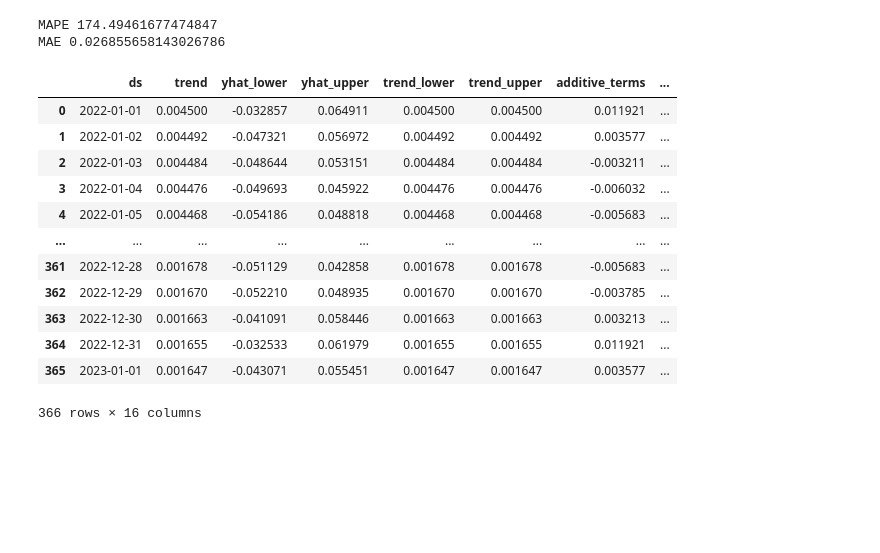
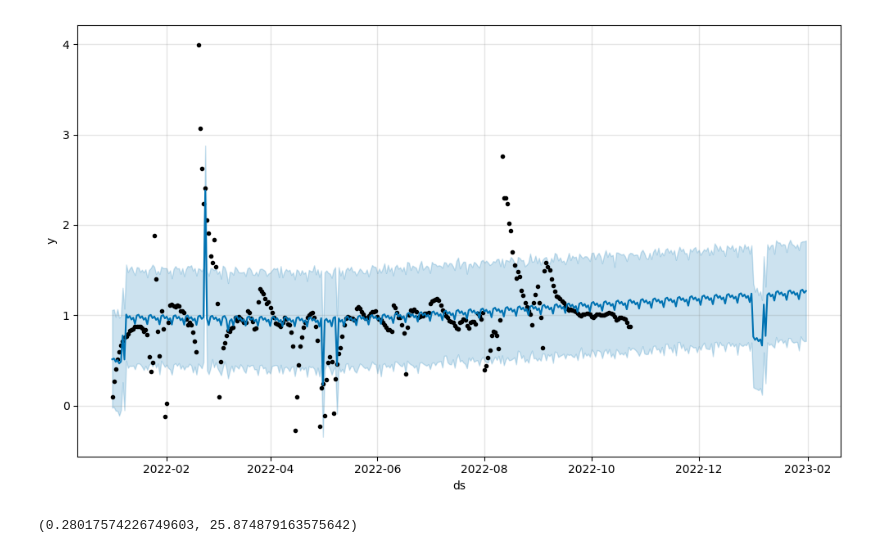
Before and after one commit to Merzlikin-Matvey/hackathon, a Jupyter notebook: bad_model.ipynb, the cells around one changed output. Saved outputs shown, nothing was run; the diff lists cells and outputs as text; code cells hidden in the pictures; blank space fills up the shorter version.

```diff
--- a/bad_model.ipynb
+++ b/bad_model.ipynb
@@ -36,0 +62,5 @@ model.fit(df)
+# %%
+# Создадим модель
+model = prophet.Prophet()# Включение недельной сезонности
+model.add_country_holidays(country_name='RU')
+model.fit(train_df)
@@ -37,3 +71,4 @@ model.fit(df)
 # %%
-future = model.make_future_dataframe(periods=10)
+# Предскажем значения
+future = model.make_future_dataframe(periods=predictions)
 forecast = model.predict(future)
@@ -72,3 +74,0 @@ df
-# %%
-cmp_df = forecast.set_index('ds')[['yhat', 'yhat_lower', 'yhat_upper']].join(df.set_index('ds'))
-cmp_df
@@ -110,25 +75,16 @@ cmp_df
-# %%
-print('MAPE', np.mean(abs(cmp_df['p'])))
-print('MAE', np.mean(abs(cmp_df['e'])))
-# %% [output]
-MAPE 174.49461677474847
-MAE 0.026855658143026786
-# %%
-# Попробуем сделать прогноз на определленую дату
-future = model.make_future_dataframe(periods=1)
-forecast = model.predict(future)
-forecast
-# %% [output]
-|  | ds | trend | yhat_lower | yhat_upper | trend_lower | trend_upper | additive_terms | ... |
-| 0 | 2022-01-01 | 0.004500 | -0.032857 | 0.064911 | 0.004500 | 0.004500 | 0.011921 | ... |
-| 1 | 2022-01-02 | 0.004492 | -0.047321 | 0.056972 | 0.004492 | 0.004492 | 0.003577 | ... |
-| 2 | 2022-01-03 | 0.004484 | -0.048644 | 0.053151 | 0.004484 | 0.004484 | -0.003211 | ... |
-| 3 | 2022-01-04 | 0.004476 | -0.049693 | 0.045922 | 0.004476 | 0.004476 | -0.006032 | ... |
-| 4 | 2022-01-05 | 0.004468 | -0.054186 | 0.048818 | 0.004468 | 0.004468 | -0.005683 | ... |
-| ... | ... | ... | ... | ... | ... | ... | ... | ... |
-| 361 | 2022-12-28 | 0.001678 | -0.051129 | 0.042858 | 0.001678 | 0.001678 | -0.005683 | ... |
-| 362 | 2022-12-29 | 0.001670 | -0.052210 | 0.048935 | 0.001670 | 0.001670 | -0.003785 | ... |
-| 363 | 2022-12-30 | 0.001663 | -0.041091 | 0.058446 | 0.001663 | 0.001663 | 0.003213 | ... |
-| 364 | 2022-12-31 | 0.001655 | -0.032533 | 0.061979 | 0.001655 | 0.001655 | 0.011921 | ... |
-| 365 | 2023-01-01 | 0.001647 | -0.043071 | 0.055451 | 0.001647 | 0.001647 | 0.003577 | ... |
-366 rows × 16 columns
+# %%
+# Посмотрим на графике
+fig1 = model.plot(forecast)
+# %% [output]
+[figure, added]
+# %%
+# Найдем MAE и MAPE
+
+def mean_absolute_percentage_error(y_true, y_pred):
+    return np.mean(np.abs((y_true - y_pred) / y_true)) * 100
+
+mae = mean_absolute_error(test_df['y'], forecast['yhat'][-predictions:])
+mape = mean_absolute_percentage_error(test_df['y'], forecast['yhat'][-predictions:])
+mae, mape
+# %% [output]
+(0.28017574226749603, 25.874879163575642)
```
Also changed, not shown: parts of 11 cells of this notebook, 1 other file.
